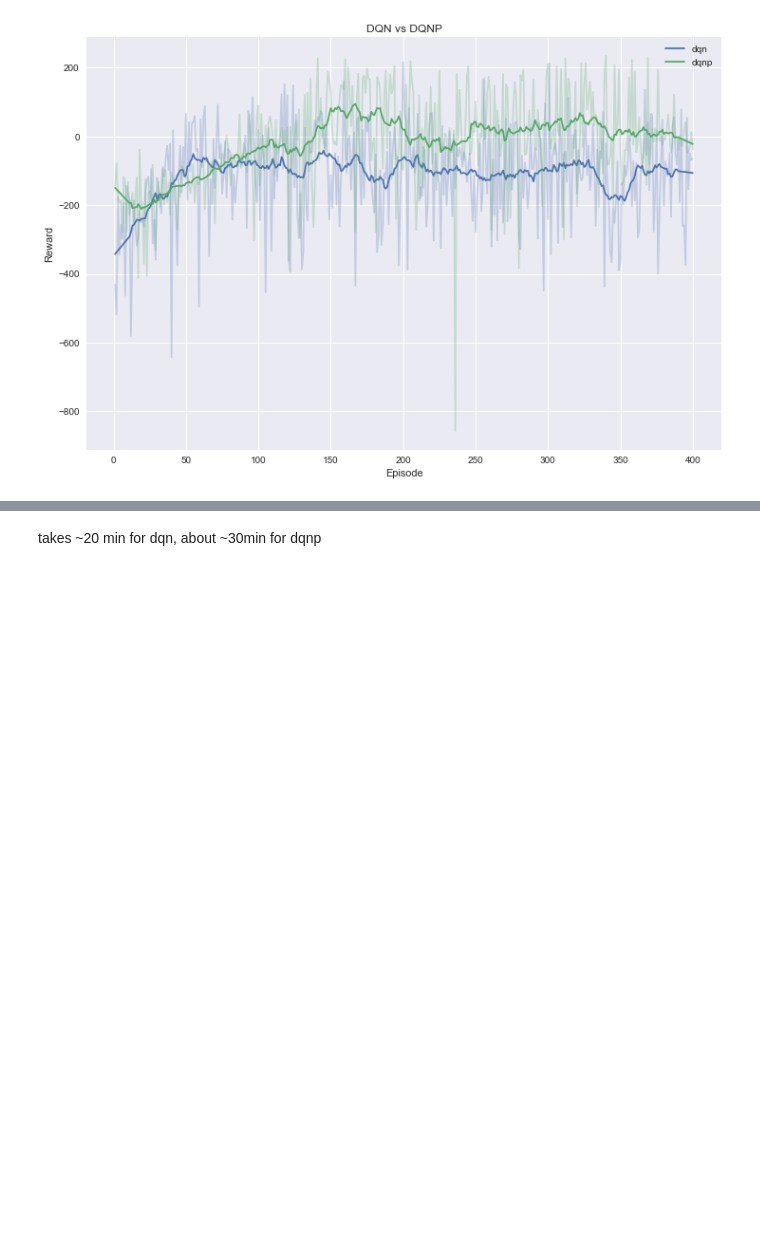
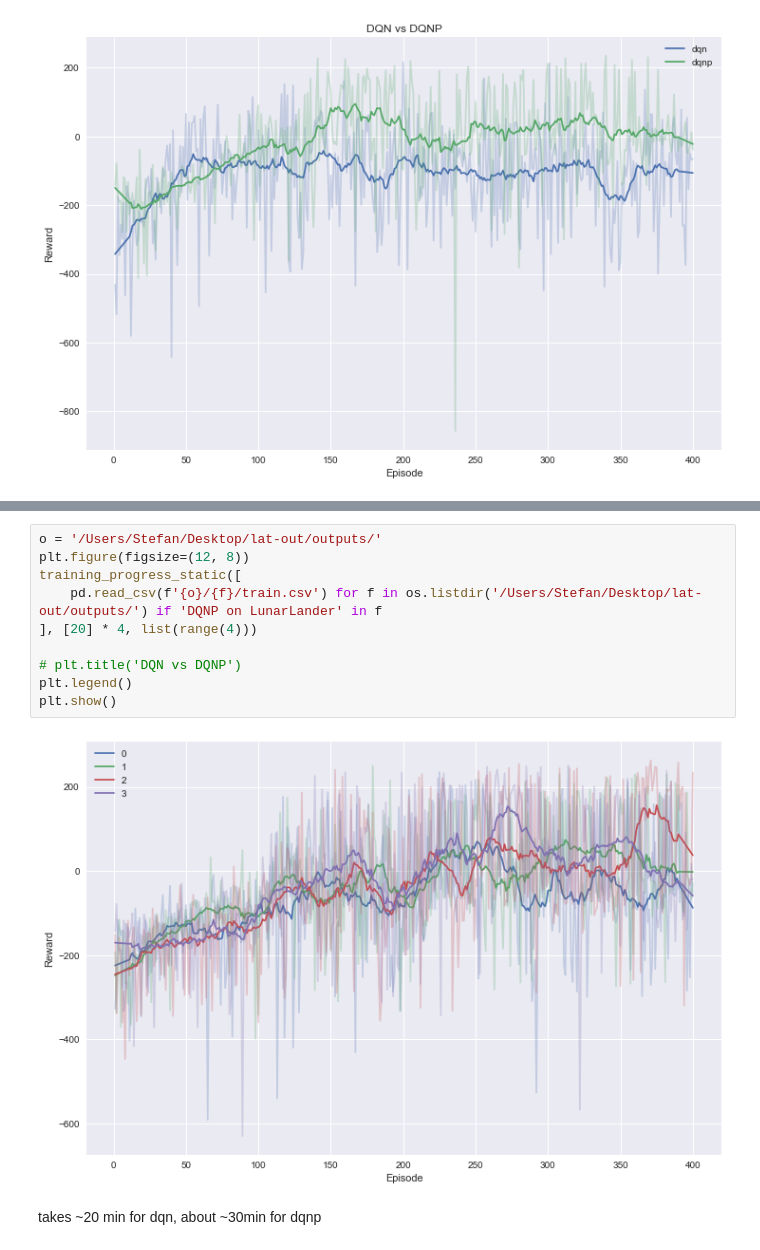
Before and after one commit to stefan-niculae/lunar-rainbow, a Jupyter notebook: visualize-results.ipynb, the cells around one changed output, grey strips where cells are left out. Cells and saved outputs as stored; diff of their text form; blank space fills up the shorter version.

```diff
--- a/visualize-results.ipynb
+++ b/visualize-results.ipynb
@@ -79,3 +184,15 @@ plt.show()
+# %%
+o = '/Users/Stefan/Desktop/lat-out/outputs/'
+plt.figure(figsize=(12, 8))
+training_progress_static([
+    pd.read_csv(f'{o}/{f}/train.csv') for f in os.listdir('/Users/Stefan/Desktop/lat-out/outputs/') if 'DQNP on LunarLander' in f
+], [20] * 4, list(range(4)))
+
+# plt.title('DQN vs DQNP')
+plt.legend()
+plt.show()
+# %% [output]
+[figure, added]
 # %% [markdown]
 takes ~20 min for dqn, about ~30min for dqnp
 # %%
```
Also changed, not shown: parts of 17 cells of this notebook, 1 other file.
